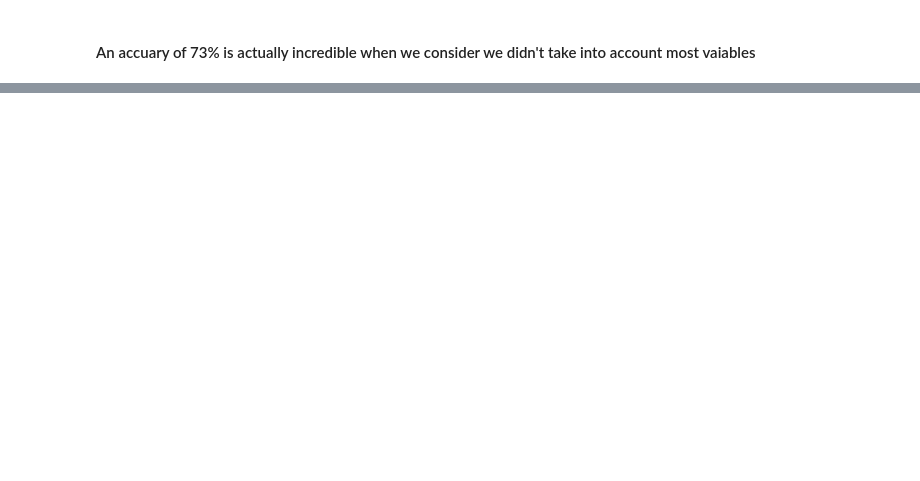
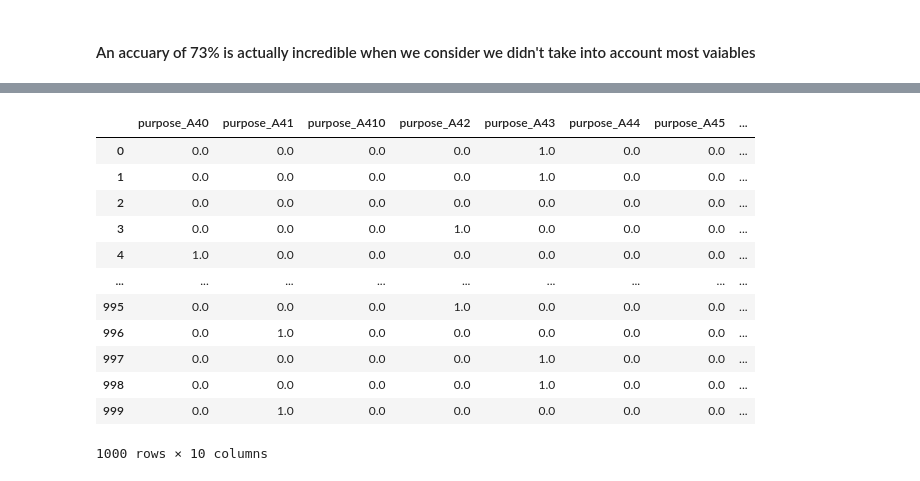
Before and after one commit to EduBottCha/Credit-Possibility, a Jupyter notebook: credit_predictor.ipynb, the cells around one changed output, grey strips where cells are left out. Cells and saved outputs as stored; diff of their text form; code cells hidden in the pictures; blank space fills up the shorter version.

```diff
--- a/credit_predictor.ipynb
+++ b/credit_predictor.ipynb
@@ -109,0 +188,3 @@ Accuary:  0.73
+# %%
+df_checking_status_ohe = ohe.fit_transform(df[['checking_account_status']])
+df_checking_status_ohe
@@ -109,0 +205,3 @@ Accuary:  0.73
+# %%
+df_credit_history_ohe = ohe.fit_transform(df[['credit_history']])
+df_credit_history_ohe
@@ -109,0 +222,3 @@ Accuary:  0.73
+# %%
+df_other_debtors_ohe = ohe.fit_transform(df[['other_debtors']])
+df_other_debtors_ohe
@@ -109,0 +239,3 @@ Accuary:  0.73
+# %%
+df_sex_ohe = ohe.fit_transform(df[['personal_status_sex']])
+df_sex_ohe
@@ -109,0 +256,17 @@ Accuary:  0.73
+# %%
+df_purpose_ohe = ohe.fit_transform(df[['purpose']])
+df_purpose_ohe
+# %% [output]
+|  | purpose_A40 | purpose_A41 | purpose_A410 | purpose_A42 | purpose_A43 | purpose_A44 | purpose_A45 | ... |
+| 0 | 0.0 | 0.0 | 0.0 | 0.0 | 1.0 | 0.0 | 0.0 | ... |
+| 1 | 0.0 | 0.0 | 0.0 | 0.0 | 1.0 | 0.0 | 0.0 | ... |
+| 2 | 0.0 | 0.0 | 0.0 | 0.0 | 0.0 | 0.0 | 0.0 | ... |
+| 3 | 0.0 | 0.0 | 0.0 | 1.0 | 0.0 | 0.0 | 0.0 | ... |
+| 4 | 1.0 | 0.0 | 0.0 | 0.0 | 0.0 | 0.0 | 0.0 | ... |
+| ... | ... | ... | ... | ... | ... | ... | ... | ... |
+| 995 | 0.0 | 0.0 | 0.0 | 1.0 | 0.0 | 0.0 | 0.0 | ... |
+| 996 | 0.0 | 1.0 | 0.0 | 0.0 | 0.0 | 0.0 | 0.0 | ... |
+| 997 | 0.0 | 0.0 | 0.0 | 0.0 | 1.0 | 0.0 | 0.0 | ... |
+| 998 | 0.0 | 0.0 | 0.0 | 0.0 | 1.0 | 0.0 | 0.0 | ... |
+| 999 | 0.0 | 1.0 | 0.0 | 0.0 | 0.0 | 0.0 | 0.0 | ... |
+1000 rows × 10 columns
```
Also changed, not shown: parts of 31 cells of this notebook.
